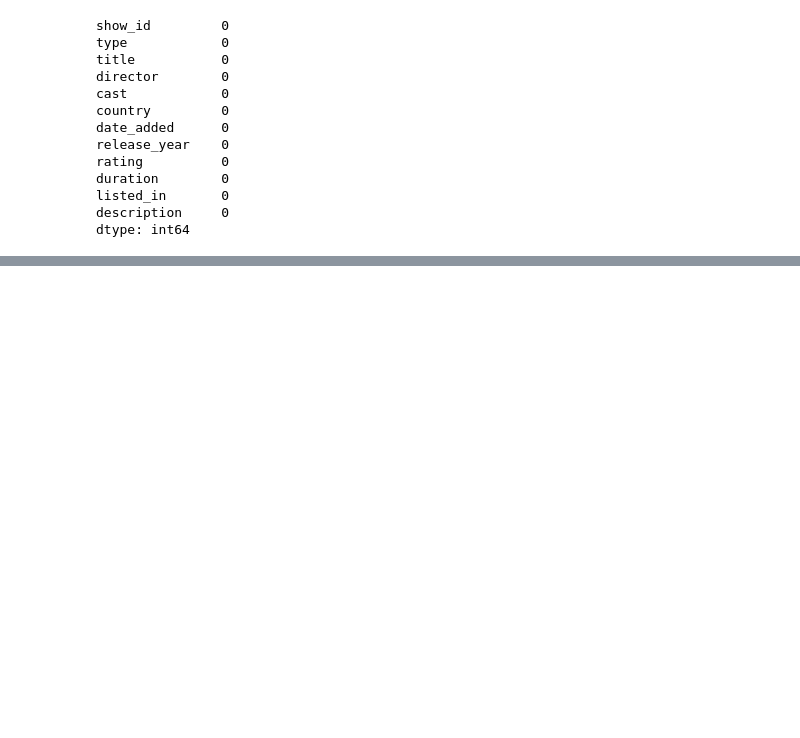
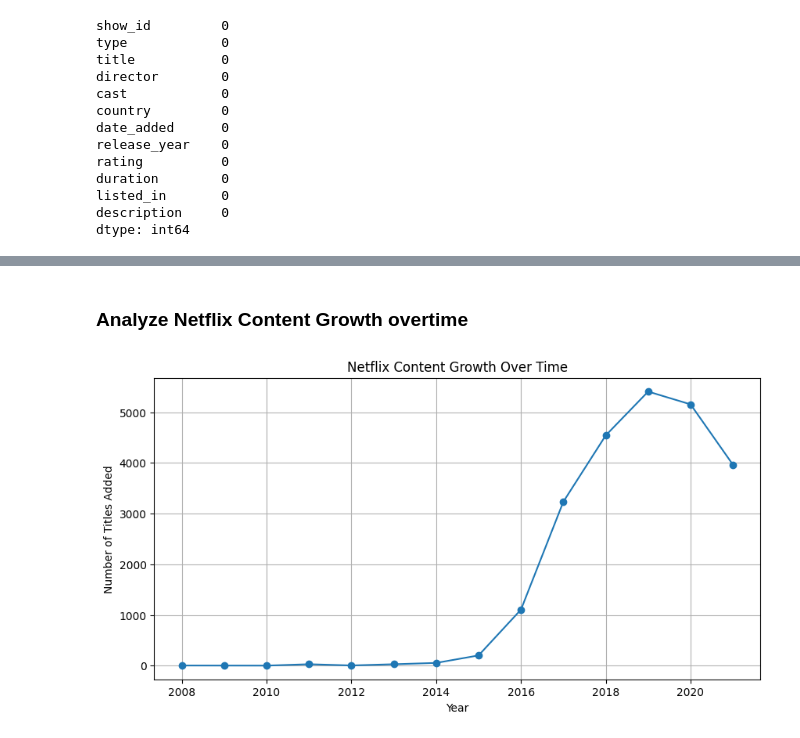
Before and after one commit to springboardmentor345a-create/Netflix-Content-Strat, a Jupyter notebook: EDA.ipynb, the cells around one changed output, grey strips where cells are left out. Saved outputs shown, nothing was run; the diff lists cells and outputs as text; code cells hidden in the pictures; blank space fills up the shorter version.

```diff
--- a/EDA.ipynb
+++ b/EDA.ipynb
@@ -127,0 +281,5 @@ dtype: int64
+# %%
+df["listed_in"] = df["listed_in"].str.lower().str.strip()
+df["listed_in"] = df["listed_in"].str.split(",")
+df = df.explode("listed_in")
+df["listed_in"] = df["listed_in"].str.strip()
@@ -127,0 +334,8 @@ dtype: int64
+# %%
+df["duration_minutes"] = df["duration"].str.extract(r"(\d+) min")
+df["duration_seasons"] = df["duration"].str.extract(r"(\d+) Season")
+
+df["duration_minutes"] = df["duration_minutes"].fillna("not available")
+df["duration_seasons"] = df["duration_seasons"].fillna("not available")
+# %%
+df=df.drop("duration",axis=1)
@@ -127,0 +363,2 @@ dtype: int64
+# %%
+df["date_added"]=df["date_added"].fillna("Not Available")
@@ -127,0 +393,17 @@ dtype: int64
+# %% [markdown]
+### Analyze Netflix Content Growth overtime
+# %%
+import matplotlib.pyplot as plt
+import seaborn as sns
+
+content_growth = df['date_added'].dt.year.value_counts().sort_index()
+
+plt.figure(figsize=(10,5))
+plt.plot(content_growth.index, content_growth.values, marker='o')
+plt.title("Netflix Content Growth Over Time")
+plt.xlabel("Year")
+plt.ylabel("Number of Titles Added")
+plt.grid(True)
+plt.show()
+# %% [output]
+[figure, added]
```
Also changed, not shown: parts of 53 cells of this notebook.
